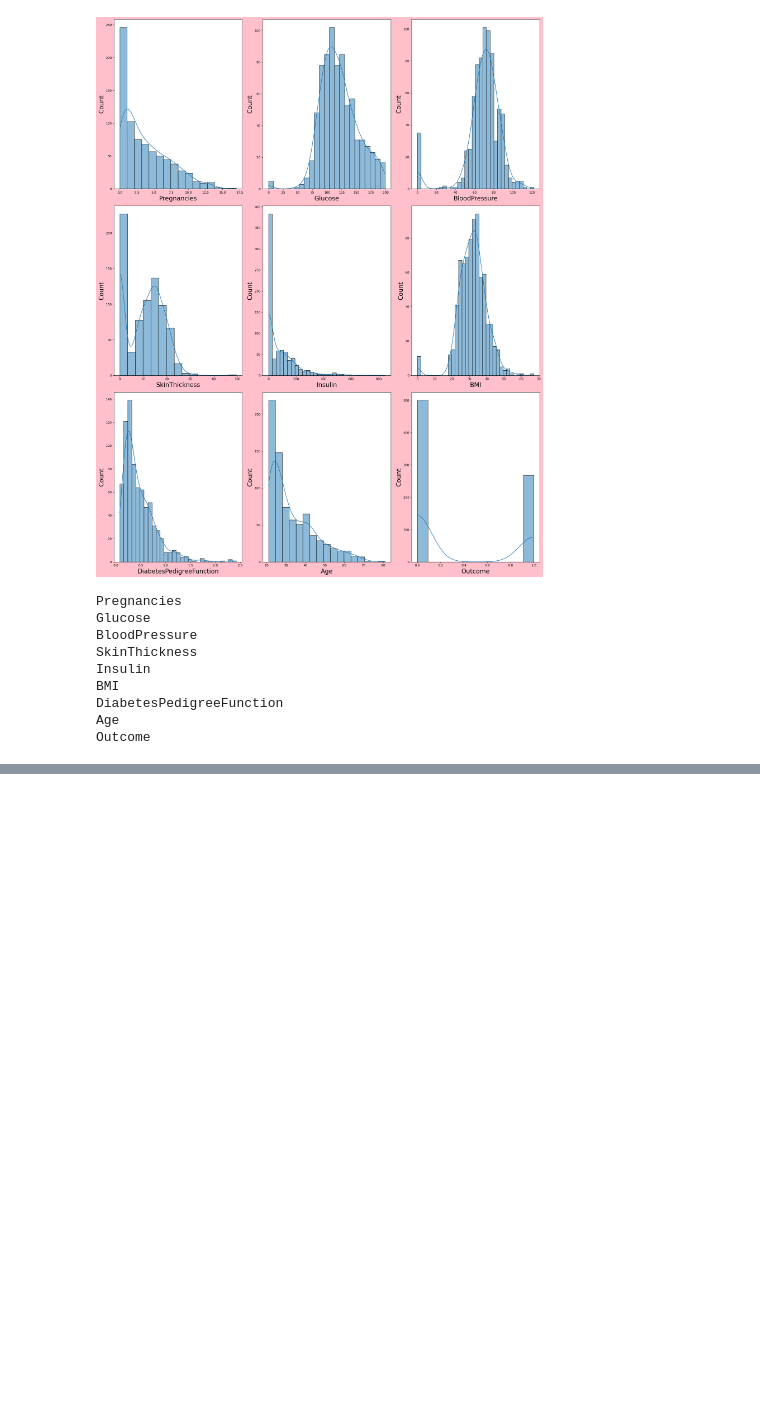
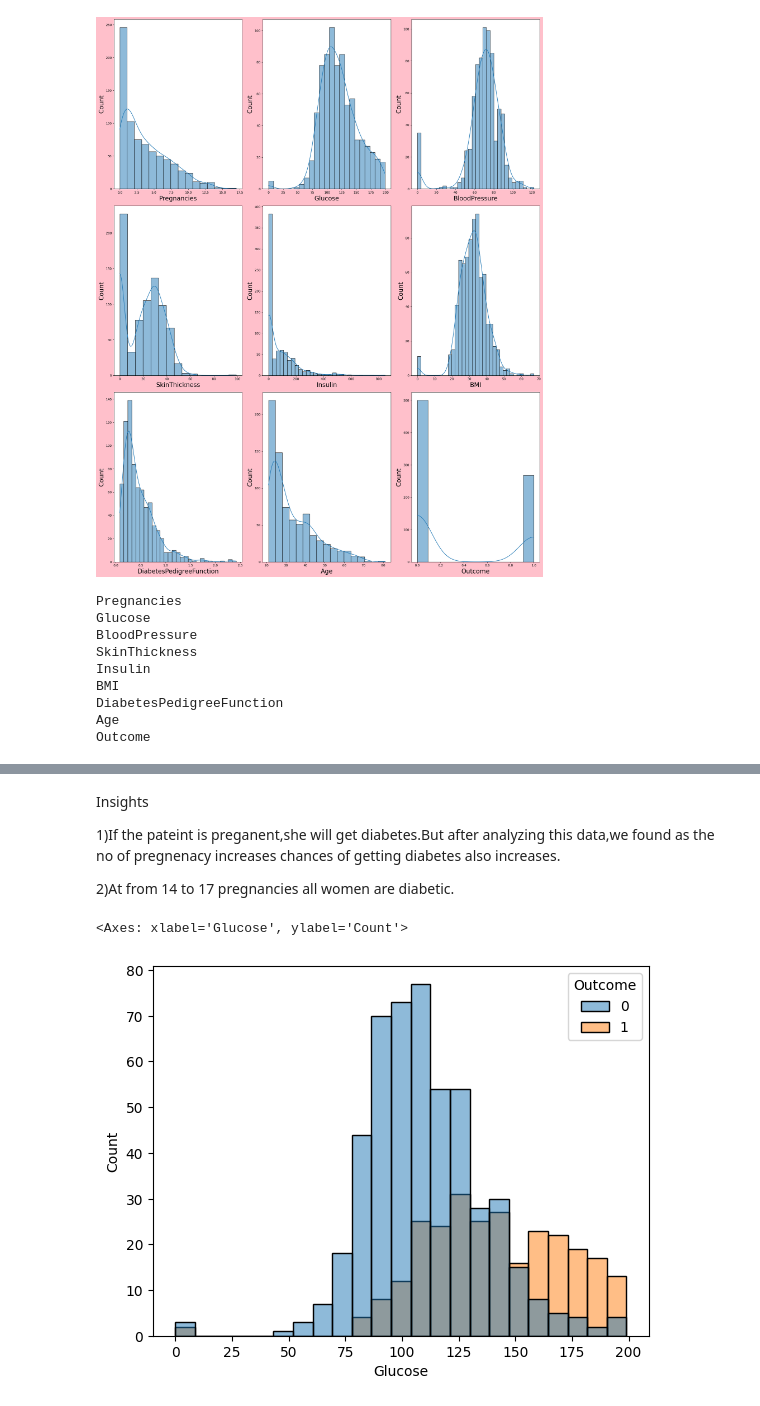
Before and after one commit to Aditya190704/Supervised_Learning_Practice, a Jupyter notebook: Logistic Regression/Diabetes_Prediction.ipynb, the cells around one changed output, grey strips where cells are left out. Saved outputs shown, nothing was run; the diff lists cells and outputs as text; code cells hidden in the pictures; blank space fills up the shorter version.

```diff
--- a/Logistic Regression/Diabetes_Prediction.ipynb
+++ b/Logistic Regression/Diabetes_Prediction.ipynb
@@ -237,0 +247,13 @@ Outcome
+# %% [markdown]
+Insights
+
+1)If the pateint is preganent,she will get diabetes.But after analyzing this data,we found as the no of pregnenacy increases chances of getting diabetes also increases.
+
+2)At from 14 to 17 pregnancies all women are diabetic.
+# %%
+## Aanlyzing the relationship between diabetes and Glucose
+
+sns.histplot(x='Glucose', hue='Outcome', data=data)
+# %% [output]
+<Axes: xlabel='Glucose', ylabel='Count'>
+[figure, added]
```
Also changed, not shown: parts of 7 cells of this notebook.
